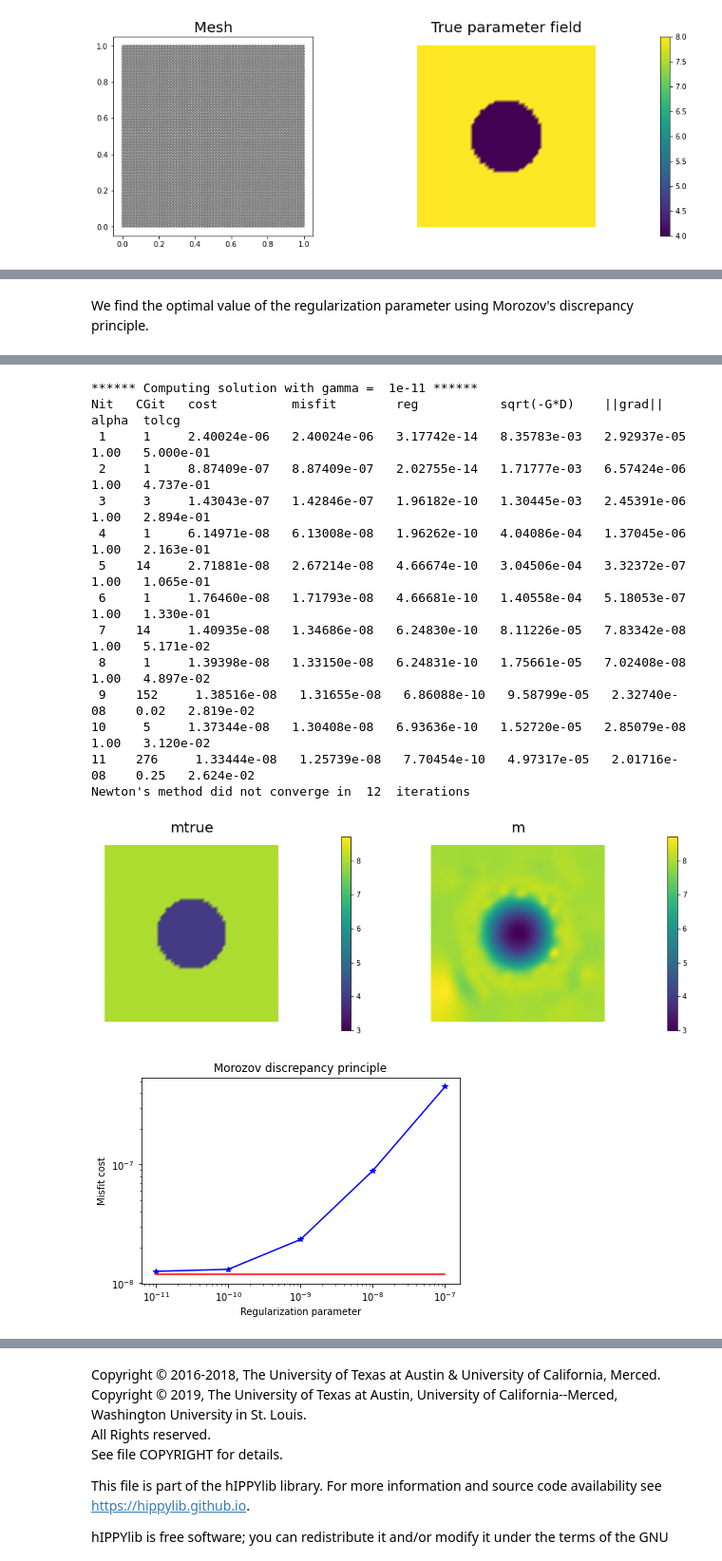
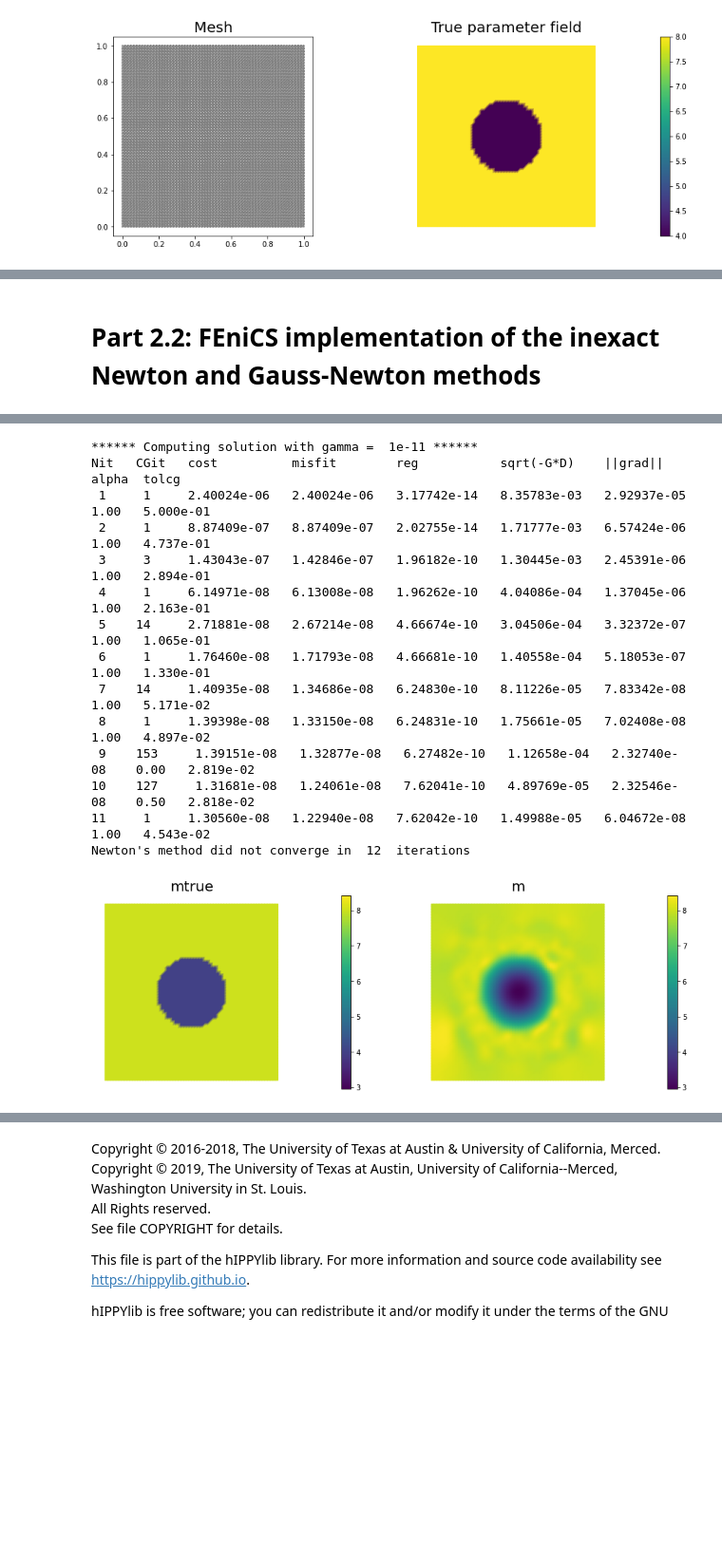
Before and after one commit to mashadab/Computational-and-Variational-Methods-for-Inverse-Problems, a Jupyter notebook: HW5-transient-NewtonCG/HW5_Q2final.ipynb, the cells around one changed output, grey strips where cells are left out. Shown at 95% size. Cells and saved outputs as stored; diff of their text form; code cells hidden in the pictures; blank space fills up the shorter version.

```diff
--- a/HW5-transient-NewtonCG/HW5_Q2final.ipynb
+++ b/HW5-transient-NewtonCG/HW5_Q2final.ipynb
@@ -222,6 +14,8 @@ import logging
 
 import matplotlib.pyplot as plt
 %matplotlib inline
+plt.rcParams.update({'font.size': 22})
+plt.rcParams.update({'font.family': 'Times'})
 
 logging.getLogger('FFC').setLevel(logging.WARNING)
 logging.getLogger('UFL').setLevel(logging.WARNING)
@@ -449,11 +165,8 @@ def AddDiffInverseProblem(nx, ny, gamma, v, morozov = False, plot = True, noise_
 
     # initialize input functions
     f = dl.interpolate(dl.Expression('std::max(0.5, exp(-25*(x[0]-0.7)*(x[0]-0.7) - 25 * (x[1]-0.7)*(x[1]-0.7)))', degree=2), Vu)
-
     v = dl.Constant((1.0, 0.0))
-
     k = dl.Constant(1.0)
-
     u0 = dl.Constant(0.0)
 
     # set up dirichlet boundary conditions
@@ -462,17 +175,6 @@ def AddDiffInverseProblem(nx, ny, gamma, v, morozov = False, plot = True, noise_
 
     bc_state = dl.DirichletBC(Vu, u0, boundary)
     bc_adj = dl.DirichletBC(Vu, dl.Constant(0.), boundary)
-
-    # noise level
-    #noise_level = 0.01
-
-    # weak form for setting up the synthetic observations
-    #a_true = dl.inner(k * dl.grad(u_trial), dl.grad(p_test)) * dl.dx + \
-    #         dl.inner(dl.dot(v, dl.grad(u_trial)), p_test) * dl.dx + \
-    #         dl.inner(dl.Constant(300) * dl.exp(m)  * u * u * u_trial, p_test) * dl.dx
-
-
-    #L_true = dl.inner(dl.Constant(100) * m_trial * dl.exp(m) * u * u * u, p_test) * dl.dx
 
 
     a_true = dl.inner( dl.exp(mtrue) * dl.grad(u_trial), dl.grad(u_test)) * dl.dx \
@@ -535,6 +237,7 @@ def AddDiffInverseProblem(nx, ny, gamma, v, morozov = False, plot = True, noise_
 
 
     # weak form for gradient
+    TVeps = 0.001
 
     CTvarf = dl.Constant(100) * m_test * dl.exp(m) * u**3 * p * dl.dx
     if useTV:
@@ -594,9 +297,9 @@ def AddDiffInverseProblem(nx, ny, gamma, v, morozov = False, plot = True, noise_
     R = dl.assemble(R_varf)
 
     # define parameters for the optimization
-    tol = 1e-8
+    tol = 5e-7
     c = 1e-4
-    maxiter = 12
+    maxiter = 20
 
     # initialize iter counters
     iter = 1
@@ -725,6 +428,10 @@ def AddDiffInverseProblem(nx, ny, gamma, v, morozov = False, plot = True, noise_
 
     if plot:
         nb.multi1_plot([mtrue, m], ["mtrue", "m"])
+        if useTV:
+            plt.savefig("HW5_Q2_TV_%.1e_%.1e_.pdf" %(nx,gamma))
+        else:
+            plt.savefig("HW5_Q2_TN_%.1e_%.1e_.pdf" %(nx,gamma))
         plt.show()
 
     Mstate = dl.assemble(u_trial*u_test*dl.dx)
@@ -751,8 +458,8 @@ def AddDiffInverseProblem(nx, ny, gamma, v, morozov = False, plot = True, noise_
 
 
     return Vm.dim(), iter, total_cg_iter, noise_norm2, cost_new, misfit_new, reg_new
-# %% [markdown]
-We find the optimal value of the regularization parameter using Morozov's discrepancy principle.
+# %% [markdown]
+# Part 2.2: FEniCS implementation of the inexact Newton and Gauss-Newton methods
 # %%
 n = 20
 gammas = [1e-7, 1e-8, 1e-9, 1e-10, 1e-11]
@@ -765,14 +472,6 @@ for gamma in gammas:
     ndof, niter, ncgiter, noise_norm2, cost,misfit,reg = AddDiffInverseProblem(nx, ny, gamma, v = dl.Constant((1.0, 0.0))
                                                                                ,morozov = True, plot = True
                                                                                ,noise_level=0.01, useTV=False)
-    misfits.append(misfit)
-
-plt.loglog(gammas, misfits, "-*b", label="Misfit")
-plt.loglog([gammas[0],gammas[-1]], [.5*noise_norm2, .5*noise_norm2], "-r", label="Squared norm noise")
-plt.title("Morozov discrepancy principle")
-plt.xlabel("Regularization parameter")
-plt.ylabel("Misfit cost")
-plt.show()
 # %% [output]
 ****** Computing solution with gamma =  1e-07 ******
 Nit   CGit   cost          misfit        reg           sqrt(-G*D)    ||grad||       alpha  tolcg
@@ -828,21 +527,20 @@ Nit   CGit   cost          misfit        reg           sqrt(-G*D)    ||grad||
 Newton's method converged in  11   iterations
 Total number of CG iterations:  158
 [figure]
 ****** Computing solution with gamma =  1e-11 ******
 Nit   CGit   cost          misfit        reg           sqrt(-G*D)    ||grad||       alpha  tolcg
  1     1     2.40024e-06   2.40024e-06   3.17742e-14   8.35783e-03   2.92937e-05    1.00   5.000e-01
  2     1     8.87409e-07   8.87409e-07   2.02755e-14   1.71777e-03   6.57424e-06    1.00   4.737e-01
  3     3     1.43043e-07   1.42846e-07   1.96182e-10   1.30445e-03   2.45391e-06    1.00   2.894e-01
  4     1     6.14971e-08   6.13008e-08   1.96262e-10   4.04086e-04   1.37045e-06    1.00   2.163e-01
  5    14     2.71881e-08   2.67214e-08   4.66674e-10   3.04506e-04   3.32372e-07    1.00   1.065e-01
  6     1     1.76460e-08   1.71793e-08   4.66681e-10   1.40558e-04   5.18053e-07    1.00   1.330e-01
  7    14     1.40935e-08   1.34686e-08   6.24830e-10   8.11226e-05   7.83342e-08    1.00   5.171e-02
  8     1     1.39398e-08   1.33150e-08   6.24831e-10   1.75661e-05   7.02408e-08    1.00   4.897e-02
- 9    152     1.38516e-08   1.31655e-08   6.86088e-10   9.58799e-05   2.32740e-08    0.02   2.819e-02
-10     5     1.37344e-08   1.30408e-08   6.93636e-10   1.52720e-05   2.85079e-08    1.00   3.120e-02
-11    276     1.33444e-08   1.25739e-08   7.70454e-10   4.97317e-05   2.01716e-08    0.25   2.624e-02
+ 9    153     1.39151e-08   1.32877e-08   6.27482e-10   1.12658e-04   2.32740e-08    0.00   2.819e-02
+10    127     1.31681e-08   1.24061e-08   7.62041e-10   4.89769e-05   2.32546e-08    0.50   2.818e-02
+11     1     1.30560e-08   1.22940e-08   7.62042e-10   1.49988e-05   6.04672e-08    1.00   4.543e-02
 Newton's method did not converge in  12  iterations
-[figure, old version]
+[figure, new version]
-[figure, removed]
 # %%
 n = 40
```
Also changed, not shown: parts of 21 cells of this notebook, 5 other files.
